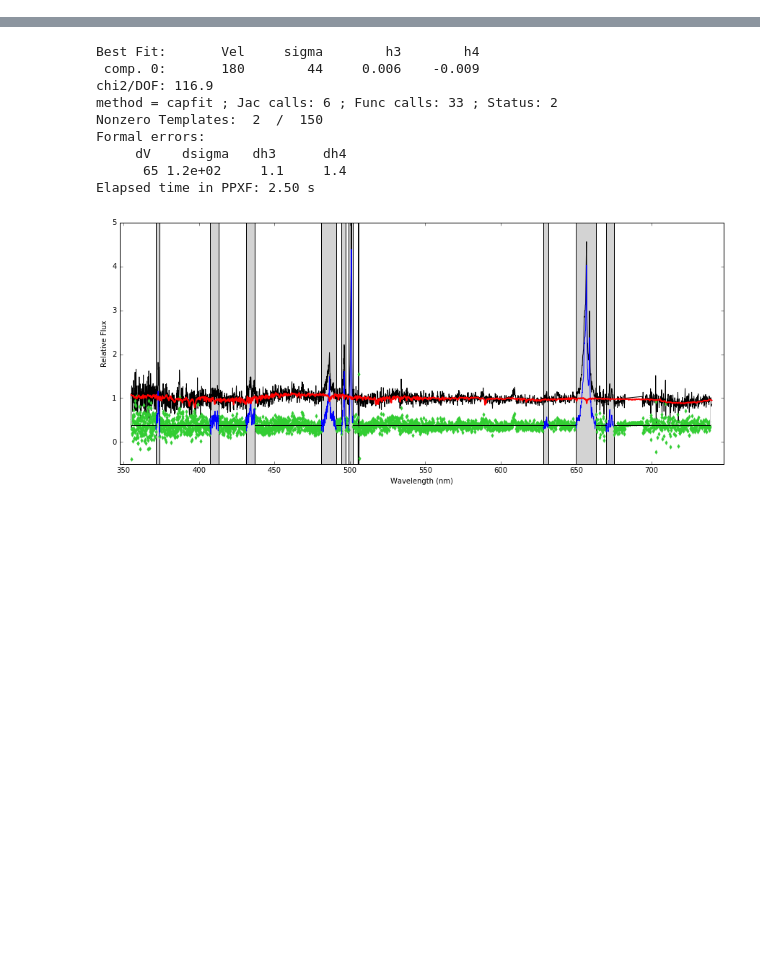
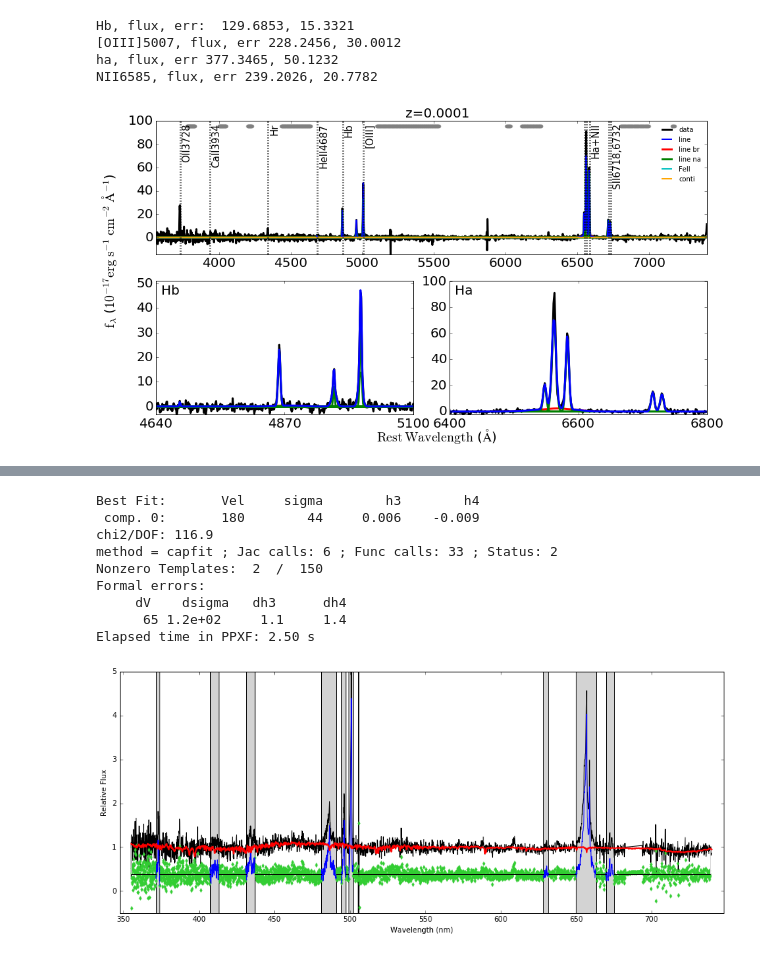
Before and after one commit to legolason/ppxf, a Jupyter notebook: ppxf.ipynb, the cells around one changed output, grey strips where cells are left out. Saved outputs shown, nothing was run; the diff lists cells and outputs as text; code cells hidden in the pictures; blank space fills up the shorter version.

```diff
--- a/ppxf.ipynb
+++ b/ppxf.ipynb
@@ -263,0 +359,35 @@ M/L_r: 3.691
+# %%
+%matplotlib inline
+from astropy.cosmology import FlatLambdaCDM
+from time import clock
+from os import path
+import glob, os
+import numpy as np
+import matplotlib.pyplot as plt
+from astropy.io import fits
+
+import ppxf as ppxf_package
+from ppxf.ppxf import ppxf
+import ppxf.ppxf_util as util
+import ppxf.miles_util as lib
+from SpecFit import QSOFit
+path ='/Users/legolason/study/otherwork/meicun/'
+
+data = np.genfromtxt('/Users/legolason/study/otherwork/meicun/10a.txt')
+wave = data[:,0]
+line_flux = data[:,1]
+err = data[:,2]
+q = QSOFit(wave,line_flux,err,0.0001,path=path)
+q.Fit(decomposition_host=False,poly=False,and_or_mask=False,deredden=True,
+      reject_badpix=False,tie_lambda=False,tie_width=False)
+
+print "Hb, flux, err: ", "129.6853, 15.3321"
+print "[OIII]5007, flux, err","228.2456, 30.0012"
+print "ha, flux, err", "377.3465, 50.1232"
+print "NII6585, flux, err", "239.2026, 20.7782"
+# %% [output]
+Hb, flux, err:  129.6853, 15.3321
+[OIII]5007, flux, err 228.2456, 30.0012
+ha, flux, err 377.3465, 50.1232
+NII6585, flux, err 239.2026, 20.7782
+[figure, added]
```
Also changed, not shown: parts of 5 cells of this notebook.
